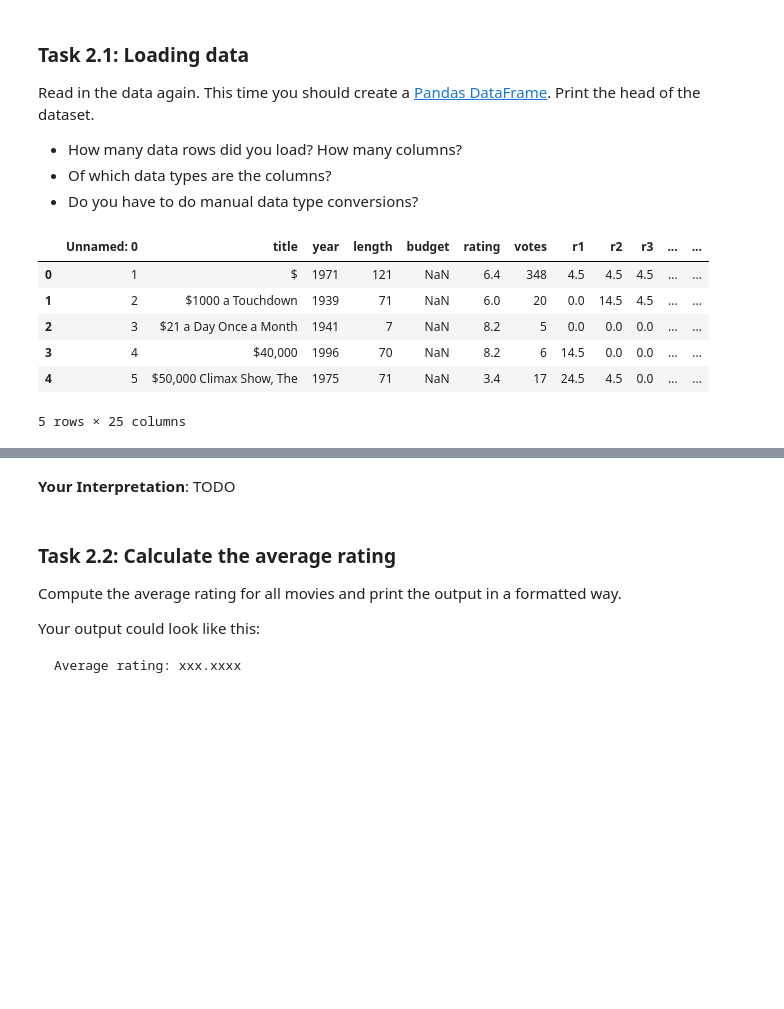
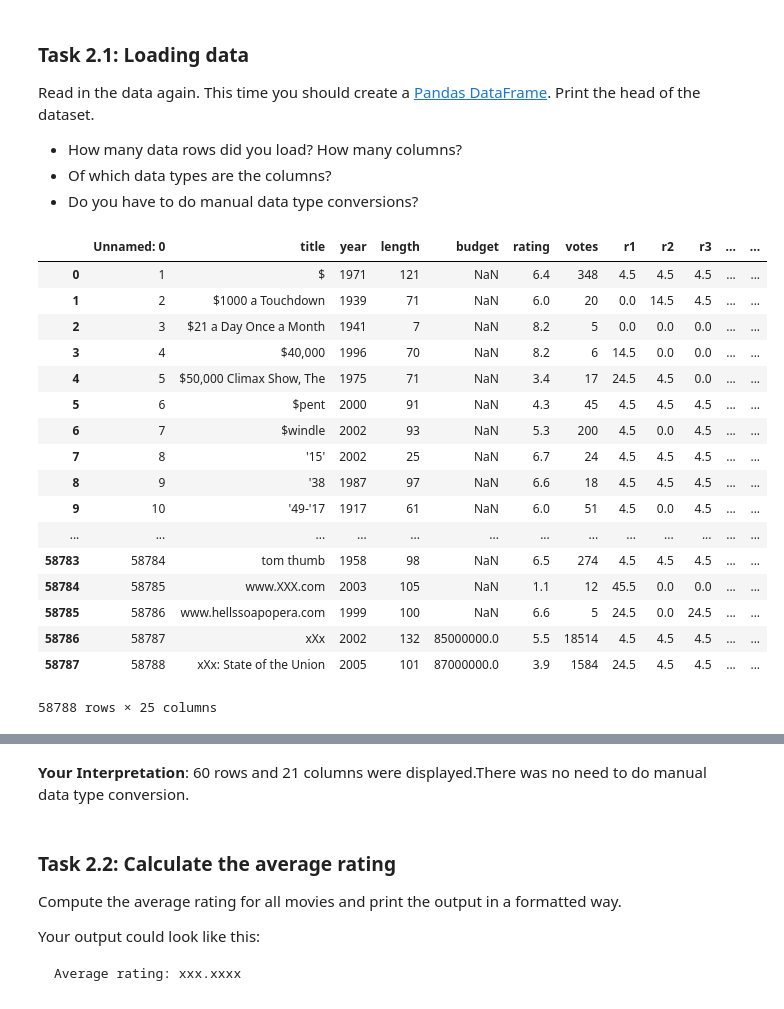
Before and after one commit to AniPatil/Datascience-HW, a Jupyter notebook: 2018-HW3.ipynb, the cells around one changed output, grey strips where cells are left out. Saved outputs shown, nothing was run; the diff lists cells and outputs as text; code cells hidden in the pictures; blank space fills up the shorter version.

```diff
--- a/2018-HW3.ipynb
+++ b/2018-HW3.ipynb
@@ -116,18 +122,29 @@ Read in the data again. This time you should create a [Pandas DataFrame](http://
 # %%
 # import pansas and numpy
 import pandas as pd
 import numpy as np
 # your code goes here
 movies=pd.read_csv('movies.csv')
-movies.head()
+movies
 # %% [output]
 |  | Unnamed: 0 | title | year | length | budget | rating | votes | r1 | r2 | r3 | ... | ... |
 | 0 | 1 | $ | 1971 | 121 | NaN | 6.4 | 348 | 4.5 | 4.5 | 4.5 | ... | ... |
 | 1 | 2 | $1000 a Touchdown | 1939 | 71 | NaN | 6.0 | 20 | 0.0 | 14.5 | 4.5 | ... | ... |
 | 2 | 3 | $21 a Day Once a Month | 1941 | 7 | NaN | 8.2 | 5 | 0.0 | 0.0 | 0.0 | ... | ... |
 | 3 | 4 | $40,000 | 1996 | 70 | NaN | 8.2 | 6 | 14.5 | 0.0 | 0.0 | ... | ... |
 | 4 | 5 | $50,000 Climax Show, The | 1975 | 71 | NaN | 3.4 | 17 | 24.5 | 4.5 | 0.0 | ... | ... |
+| 5 | 6 | $pent | 2000 | 91 | NaN | 4.3 | 45 | 4.5 | 4.5 | 4.5 | ... | ... |
+| 6 | 7 | $windle | 2002 | 93 | NaN | 5.3 | 200 | 4.5 | 0.0 | 4.5 | ... | ... |
+| 7 | 8 | '15' | 2002 | 25 | NaN | 6.7 | 24 | 4.5 | 4.5 | 4.5 | ... | ... |
+| 8 | 9 | '38 | 1987 | 97 | NaN | 6.6 | 18 | 4.5 | 4.5 | 4.5 | ... | ... |
+| 9 | 10 | '49-'17 | 1917 | 61 | NaN | 6.0 | 51 | 4.5 | 0.0 | 4.5 | ... | ... |
+| ... | ... | ... | ... | ... | ... | ... | ... | ... | ... | ... | ... | ... |
+| 58783 | 58784 | tom thumb | 1958 | 98 | NaN | 6.5 | 274 | 4.5 | 4.5 | 4.5 | ... | ... |
+| 58784 | 58785 | www.XXX.com | 2003 | 105 | NaN | 1.1 | 12 | 45.5 | 0.0 | 0.0 | ... | ... |
+| 58785 | 58786 | www.hellssoapopera.com | 1999 | 100 | NaN | 6.6 | 5 | 24.5 | 0.0 | 24.5 | ... | ... |
+| 58786 | 58787 | xXx | 2002 | 132 | 85000000.0 | 5.5 | 18514 | 4.5 | 4.5 | 4.5 | ... | ... |
+| 58787 | 58788 | xXx: State of the Union | 2005 | 101 | 87000000.0 | 3.9 | 1584 | 24.5 | 4.5 | 4.5 | ... | ... |
-5 rows × 25 columns
+58788 rows × 25 columns
 # %%
 # print data types
 print(movies.dtypes)
@@ -149,8 +166,8 @@ Documentary      int64
 Romance          int64
 Short            int64
 dtype: object
-# %% [markdown]
-**Your Interpretation**: TODO
+# %% [markdown]
+**Your Interpretation**: 60 rows and 21 columns were displayed.There was no need to do manual data type conversion.
 # %% [markdown]
 ### Task 2.2: Calculate the average rating
 
```
Also changed, not shown: parts of 18 cells of this notebook.
